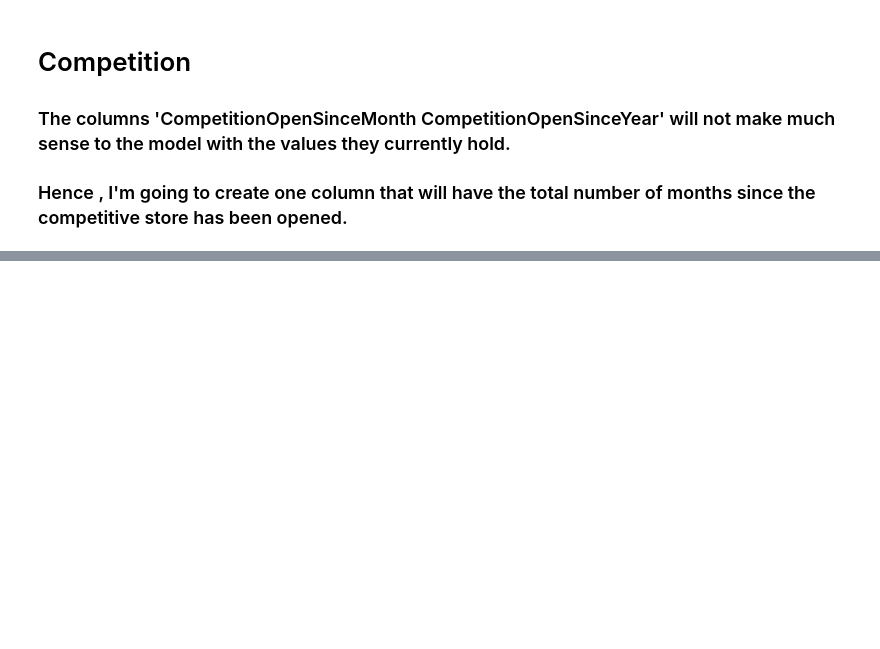
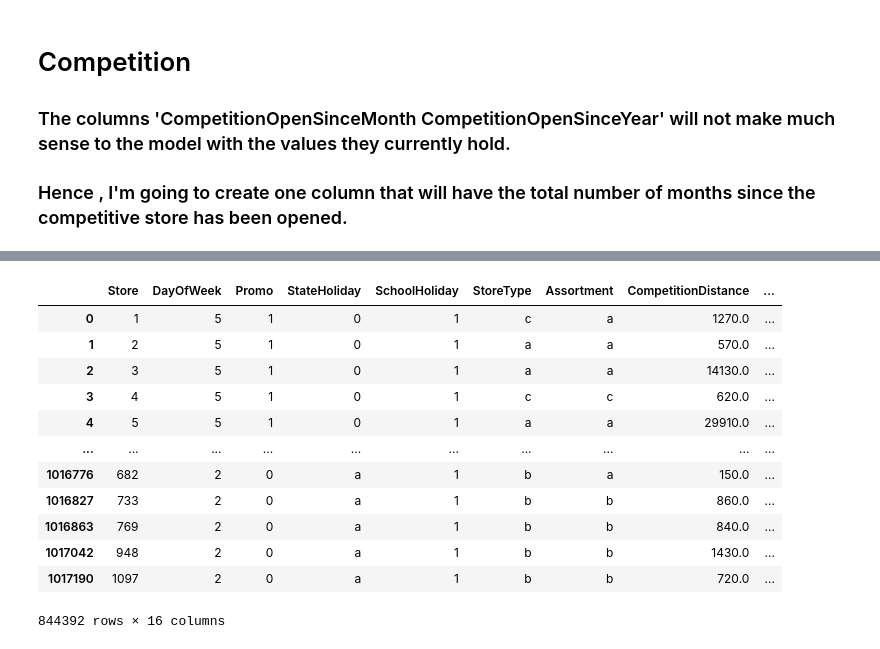
Before and after one commit to sandhyaammasi/RossManStoreSalesXGBoost, a Jupyter notebook: script.ipynb, the cells around one changed output, grey strips where cells are left out. Drawn from its saved outputs; the diff is of its cells as text; code cells hidden in the pictures; blank space fills up the shorter version.

```diff
--- a/script.ipynb
+++ b/script.ipynb
@@ -192,0 +256,27 @@ merged_df.describe()
+# %%
+input_cols = ['Store', 'DayOfWeek', 'Promo', 'StateHoliday', 'SchoolHoliday',
+              'StoreType', 'Assortment', 'CompetitionDistance', 'CompetitiveStoreOpenMonths',
+              'Day', 'Month', 'Year', 'WeekOfYear',  'Promo2',
+              'Promo2Open', 'IsPromo2Month']
+target_col = 'Sales'
+# %%
+inputs = merged_df[input_cols].copy()
+targets = merged_df[target_col].copy()
+
+test_inputs = merged_test_df[input_cols].copy()
+# %%
+inputs
+# %% [output]
+|  | Store | DayOfWeek | Promo | StateHoliday | SchoolHoliday | StoreType | Assortment | CompetitionDistance | ... |
+| 0 | 1 | 5 | 1 | 0 | 1 | c | a | 1270.0 | ... |
+| 1 | 2 | 5 | 1 | 0 | 1 | a | a | 570.0 | ... |
+| 2 | 3 | 5 | 1 | 0 | 1 | a | a | 14130.0 | ... |
+| 3 | 4 | 5 | 1 | 0 | 1 | c | c | 620.0 | ... |
+| 4 | 5 | 5 | 1 | 0 | 1 | a | a | 29910.0 | ... |
+| ... | ... | ... | ... | ... | ... | ... | ... | ... | ... |
+| 1016776 | 682 | 2 | 0 | a | 1 | b | a | 150.0 | ... |
+| 1016827 | 733 | 2 | 0 | a | 1 | b | b | 860.0 | ... |
+| 1016863 | 769 | 2 | 0 | a | 1 | b | b | 840.0 | ... |
+| 1017042 | 948 | 2 | 0 | a | 1 | b | b | 1430.0 | ... |
+| 1017190 | 1097 | 2 | 0 | a | 1 | b | b | 720.0 | ... |
+844392 rows × 16 columns
```
Also changed, not shown: parts of 36 cells of this notebook.
